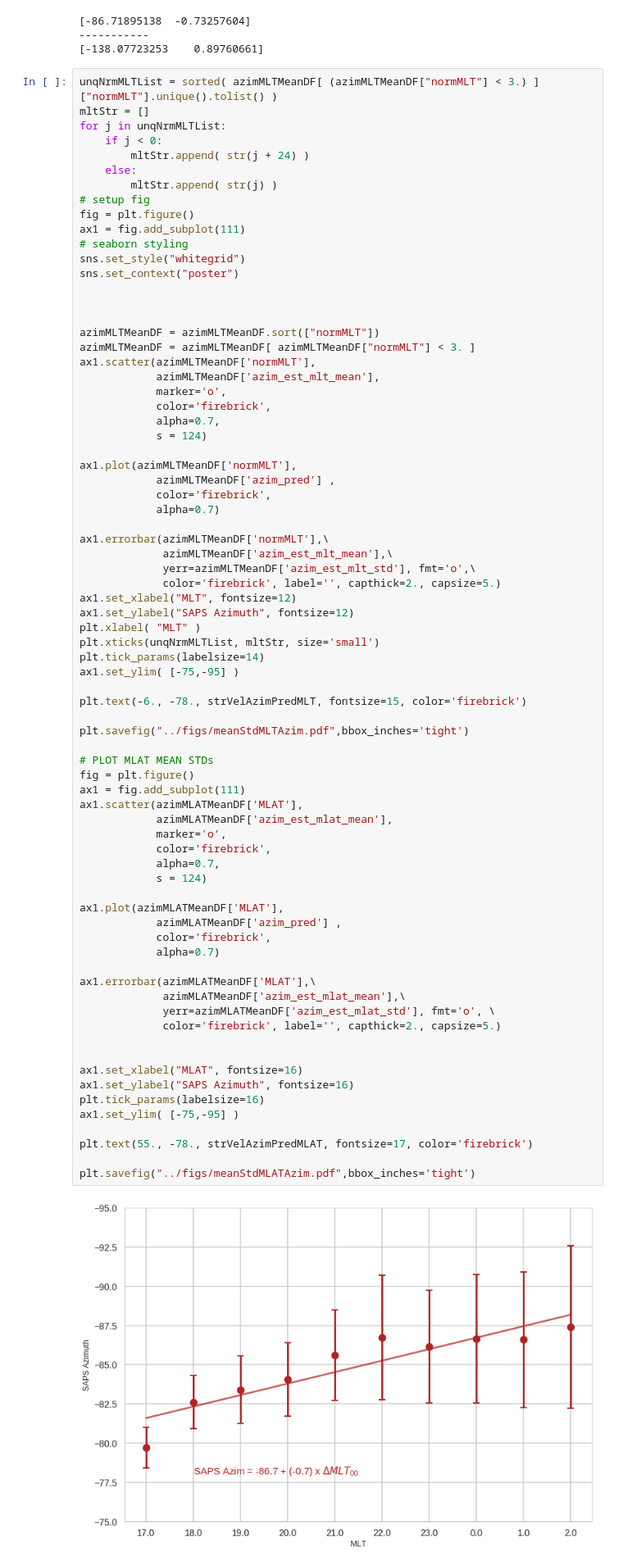
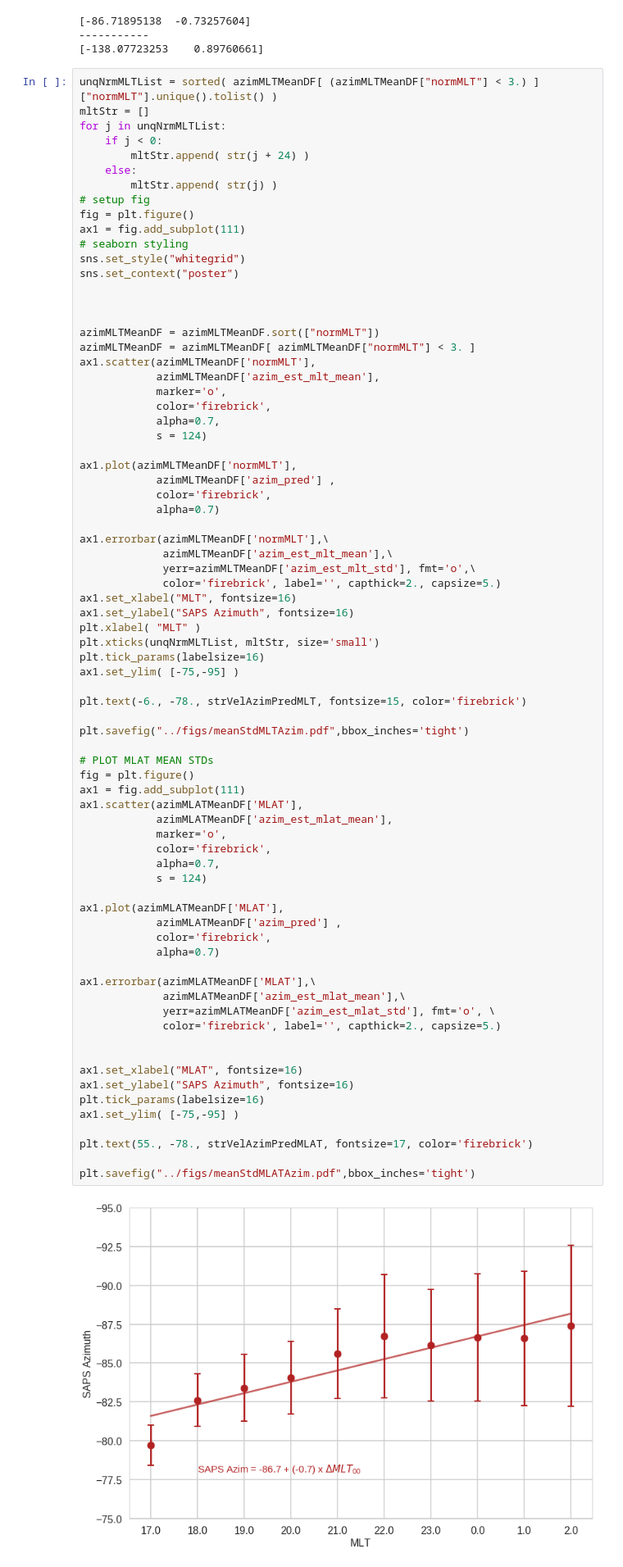
Before and after one commit to bharatreddy/indsvels, a Jupyter notebook: ipy/stats1.ipynb, the cells around one changed output. Shown at 82% size. Cells and saved outputs as stored; diff of their text form.

```diff
--- a/ipy/stats1.ipynb
+++ b/ipy/stats1.ipynb
@@ -200,11 +200,11 @@ ax1.errorbar(azimMLTMeanDF['normMLT'],\
              azimMLTMeanDF['azim_est_mlt_mean'],\
              yerr=azimMLTMeanDF['azim_est_mlt_std'], fmt='o',\
              color='firebrick', label='', capthick=2., capsize=5.)
-ax1.set_xlabel("MLT", fontsize=12)
-ax1.set_ylabel("SAPS Azimuth", fontsize=12)
+ax1.set_xlabel("MLT", fontsize=16)
+ax1.set_ylabel("SAPS Azimuth", fontsize=16)
 plt.xlabel( "MLT" )
 plt.xticks(unqNrmMLTList, mltStr, size='small')
-plt.tick_params(labelsize=14)
+plt.tick_params(labelsize=16)
 ax1.set_ylim( [-75,-95] )
 
 plt.text(-6., -78., strVelAzimPredMLT, fontsize=15, color='firebrick')
@@ -214,34 +214,34 @@ plt.savefig("../figs/meanStdMLTAzim.pdf",bbox_inches='tight')
 # PLOT MLAT MEAN STDs
 fig = plt.figure()
 ax1 = fig.add_subplot(111)
 ax1.scatter(azimMLATMeanDF['MLAT'],
             azimMLATMeanDF['azim_est_mlat_mean'],
             marker='o',
             color='firebrick',
             alpha=0.7,
             s = 124)
 
 ax1.plot(azimMLATMeanDF['MLAT'],
             azimMLATMeanDF['azim_pred'] ,
             color='firebrick',
             alpha=0.7)
 
 ax1.errorbar(azimMLATMeanDF['MLAT'],\
              azimMLATMeanDF['azim_est_mlat_mean'],\
              yerr=azimMLATMeanDF['azim_est_mlat_std'], fmt='o', \
              color='firebrick', label='', capthick=2., capsize=5.)
 
 
 ax1.set_xlabel("MLAT", fontsize=16)
 ax1.set_ylabel("SAPS Azimuth", fontsize=16)
 plt.tick_params(labelsize=16)
 ax1.set_ylim( [-75,-95] )
 
 plt.text(55., -78., strVelAzimPredMLAT, fontsize=17, color='firebrick')
 
 plt.savefig("../figs/meanStdMLATAzim.pdf",bbox_inches='tight')
 # %% [output]
-[figure, old version]
+[figure, new version]
 [figure]
 # %%
 # Groupby Dst bin
```
Also changed, not shown: 22 other files.
